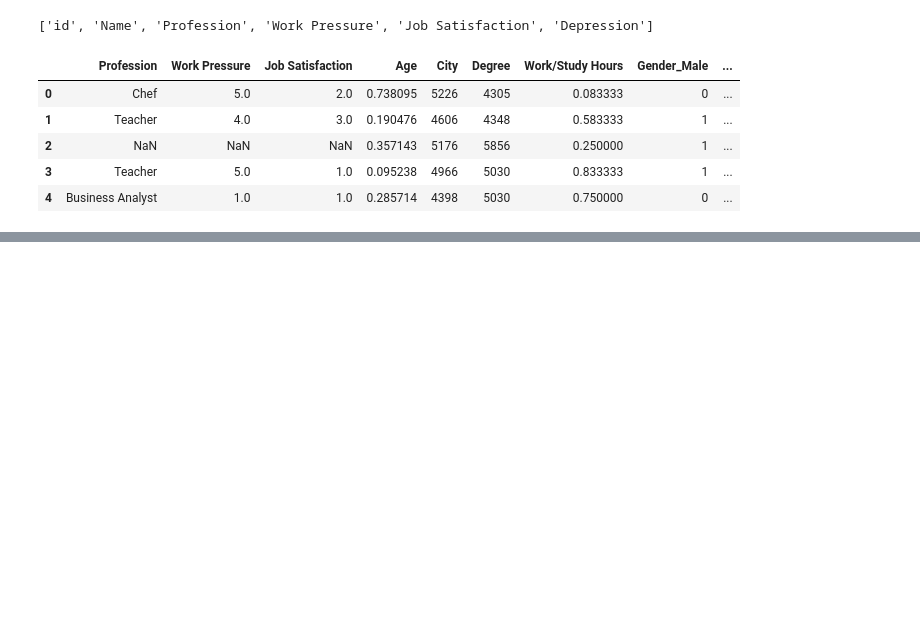
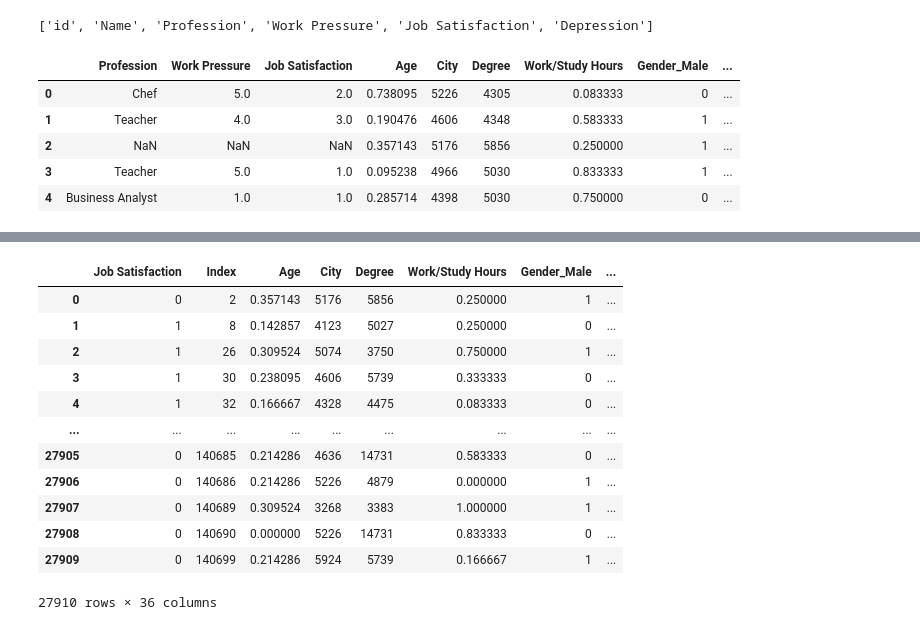
Before and after one commit to 1Anand1/Kaggle_Playground_Series_Season_4_Episode_11_Exploring_Mental_Health_Data, a Jupyter notebook: exploring_mental_health_data.ipynb, the cells around one changed output, grey strips where cells are left out. Cells and saved outputs as stored; diff of their text form; code cells hidden in the pictures; blank space fills up the shorter version.

Commit message:
Building first algorithm to replace missing values in Job Satisfaction column.

```diff
--- a/exploring_mental_health_data.ipynb
+++ b/exploring_mental_health_data.ipynb
@@ -544,0 +577,29 @@ df_profession_test=profession_train_data[profession_train_data['Profession'].isn
+# %%
+# Predicting the outputs for test data
+y_test=model.predict(X_test)
+# %%
+# Creating a new dataframe of y_test
+y_test=pd.DataFrame(y_test,columns=['Job Satisfaction'])
+# %%
+# Resetting the index as using concat will have problems when the indices of the y_test & X_test will be different
+X_test.reset_index(drop=True,inplace=True)
+y_test.reset_index(drop=True,inplace=True)
+# %%
+# Concatenating the X_test & y _test
+df_job_test=pd.concat([y_test,X_test],axis=1)
+# %%
+df_job_test
+# %% [output]
+|  | Job Satisfaction | Index | Age | City | Degree | Work/Study Hours | Gender_Male | ... |
+| 0 | 0 | 2 | 0.357143 | 5176 | 5856 | 0.250000 | 1 | ... |
+| 1 | 1 | 8 | 0.142857 | 4123 | 5027 | 0.250000 | 0 | ... |
+| 2 | 1 | 26 | 0.309524 | 5074 | 3750 | 0.750000 | 1 | ... |
+| 3 | 1 | 30 | 0.238095 | 4606 | 5739 | 0.333333 | 0 | ... |
+| 4 | 1 | 32 | 0.166667 | 4328 | 4475 | 0.083333 | 0 | ... |
+| ... | ... | ... | ... | ... | ... | ... | ... | ... |
+| 27905 | 0 | 140685 | 0.214286 | 4636 | 14731 | 0.583333 | 0 | ... |
+| 27906 | 0 | 140686 | 0.214286 | 5226 | 4879 | 0.000000 | 1 | ... |
+| 27907 | 0 | 140689 | 0.309524 | 3268 | 3383 | 1.000000 | 1 | ... |
+| 27908 | 0 | 140690 | 0.000000 | 5226 | 14731 | 0.833333 | 0 | ... |
+| 27909 | 0 | 140699 | 0.214286 | 5924 | 5739 | 0.166667 | 1 | ... |
+27910 rows × 36 columns
```
Also changed, not shown: parts of 6 cells of this notebook.
